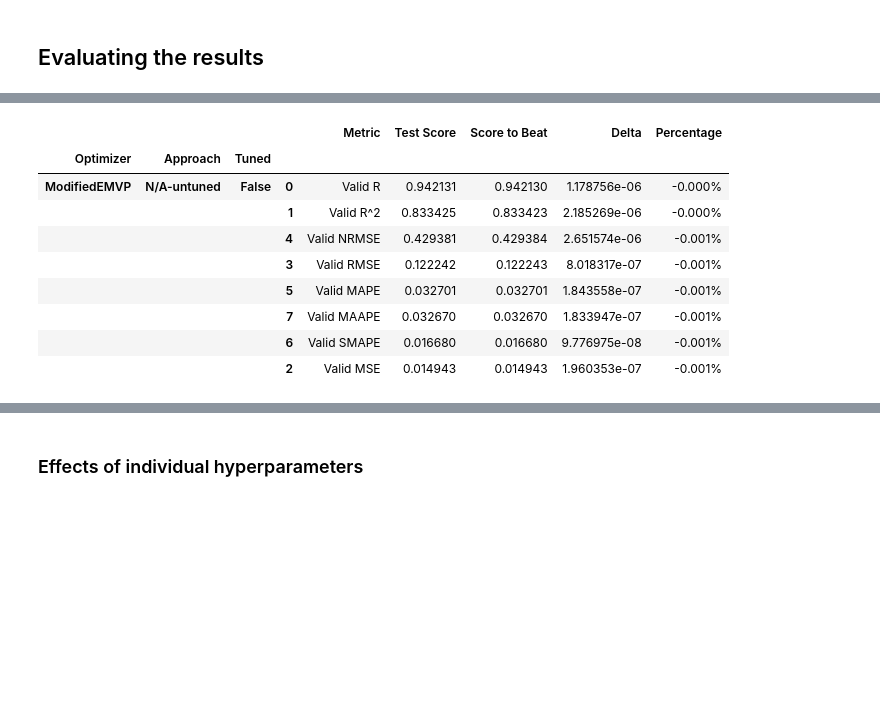
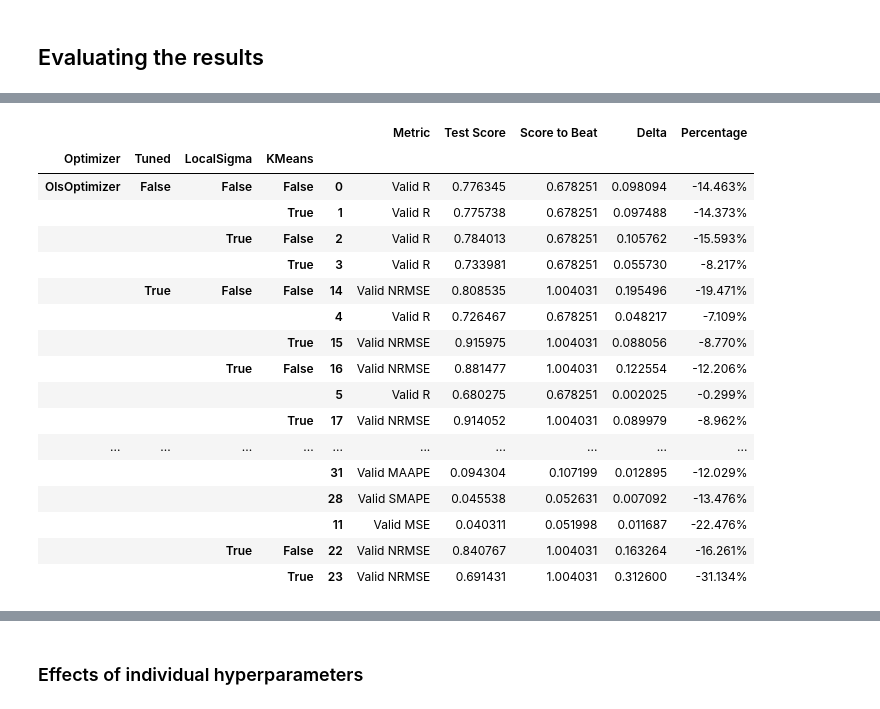
Before and after one commit to lichterberci/rbfar-ols, a Jupyter notebook: experiments.ipynb, the cells around one changed output, grey strips where cells are left out. Cells and saved outputs as stored; diff of their text form; code cells hidden in the pictures; blank space fills up the shorter version.

```diff
--- a/experiments.ipynb
+++ b/experiments.ipynb
@@ -485,8 +478,10 @@ for i, res in tqdm(enumerate(control_results), desc="Processing control results"
 # %%
 results_df = results_df.assign(
     Optimizer=results_df['Name'].str.split('-').str[0],
-    Approach=results_df['Name'].str.extract(r'-w\.([^-]+)')[0].fillna('N/A'),
+    # Approach=results_df['Name'].str.extract(r'-w\.([^-]+)')[0].fillna('N/A'),
     Tuned = results_df['Name'].str.contains('-tuned').fillna('N/A'),
+    LocalSigma=results_df['Name'].str.contains('-local').fillna('N/A'),
+    KMeans=results_df['Name'].str.contains('-kmeans').fillna('N/A')
 )
 # %%
 MODEL_SELECTION_CRITERION = "Valid MSE"
@@ -494,4 +489,6 @@ MODEL_SELECTION_CRITERION_SHOULD_MAXIMIZE = False
 
 MODEL_EVALUATION_CRITERION = "Test MSE"
 MODEL_EVALUATION_CRITERION_SHOULD_MAXIMIZE = False
+# %%
+GROUPBY_COLUMNS = ["Optimizer", "Tuned", "LocalSigma", "KMeans"]
 # %%
@@ -516,17 +528,13 @@ results_df.groupby(["Type", "Optimizer", "Approach", "Tuned"])[results_df.column
 # %%
 results_of_best_model_of_each_method = {order_col:
-    results_df.assign(
-        Optimizer=results_df['Name'].str.split('-').str[0],
-        Approach=results_df['Name'].str.extract(r'-w\.(.+)')[0].fillna('N/A'),
-        Tuned = results_df['Name'].str.contains('-tuned').fillna('N/A'),
-    ).groupby(["Type", "Optimizer", "Approach", "Tuned"])[results_df.columns].apply(
+    results_df.groupby(GROUPBY_COLUMNS)[results_df.columns].apply(
         lambda x: x.sort_values(
             by=order_col,
             ascending=not (order_col == "Valid R" or order_col == "Valid R^2"),
         )
         .drop(
             columns=[
-                *[col for col in results_df.columns if col.startswith("Valid") and col != order_col and col != "Optimizer" and col != "Approach" and col != "Tuned"],
+                *[col for col in results_df.columns if col.startswith("Valid") and col != order_col and col not in GROUPBY_COLUMNS],
             ]
         )
         .head(1)
@@ -544,7 +552,7 @@ better_proposed_methods_according_to_metric = {
         best_results[
             (best_results["Type"] == "Proposed") &
             (best_results[order_col.replace("Valid", "Test")] >= score_to_beat if order_col == "Valid R" or order_col == "Valid R^2"
-            else best_results[order_col.replace("Valid", "Test")] <= score_to_beat)][["Optimizer", "Approach", "Tuned", order_col.replace("Valid", "Test")]].values
+            else best_results[order_col.replace("Valid", "Test")] <= score_to_beat)][[*GROUPBY_COLUMNS, order_col.replace("Valid", "Test")]].values
     ]
     for (order_col, best_results), (_, score_to_beat) in zip(results_of_best_model_of_each_method.items(), scores_to_beat.items())
 }
@@ -555,21 +563,17 @@ winning_proposed_methods = pd.DataFrame([
     for row in (
         [{
             'Metric': order_col,
-            'Optimizer': 'None',
-            'Approach': 'None',
-            'Tuned': 'None',
+            **{col: 'None' for col in GROUPBY_COLUMNS if col != 'Type'},
             'Test Score': 'No proposed method outperforms EMVP'
         }] if len(methods[0]) == 0 else [
             {
                 'Metric': order_col,
-                'Optimizer': optimizer,
-                'Approach': approach,
-                'Tuned': tuned,
-                'Test Score': test_score,
+                **dict(zip([col for col in GROUPBY_COLUMNS if col != 'Type'], row[:-1])),
+                'Test Score': row[-1],
                 'Score to Beat': score_to_beat,
-                'Delta': (test_score - score_to_beat if order_col in ["Valid R", "Valid R^2"] else score_to_beat - test_score),
-                    'Percentage': f"-{(test_score - score_to_beat if order_col in ["Valid R", "Valid R^2"] else score_to_beat - test_score) / abs(score_to_beat) * 100:.3f}%" if score_to_beat != 0 else "N/A"
-            } for optimizer, approach, tuned, test_score in methods[0]
+                'Delta': (row[-1] - score_to_beat if order_col in ["Valid R", "Valid R^2"] else score_to_beat - row[-1]),
+                'Percentage': f"-{(row[-1] - score_to_beat if order_col in ["Valid R", "Valid R^2"] else score_to_beat - row[-1]) / abs(score_to_beat) * 100:.3f}%" if score_to_beat != 0 else "N/A"
+            } for row in methods[0]
         ]
     )
 ])
@@ -578,24 +582,32 @@ from datetime import datetime
 
 winning_proposed_methods.to_csv(f"./results/winning_proposed_methods_{DATASET}_{datetime.now().strftime("%Y-%m-%d,%H:%M")}.csv")
 # %%
-winning_proposed_methods.groupby(["Optimizer", "Approach", "Tuned"], sort=True)[
+winning_proposed_methods.groupby(GROUPBY_COLUMNS, sort=True)[
     winning_proposed_methods.columns
 ].apply(
     lambda x: x.sort_values(
         by="Test Score", ascending=x["Metric"].iloc[0] not in ["Valid R", "Valid R^2"]
-    ).drop(columns=["Optimizer", "Approach", "Tuned"])
+    ).drop(columns=GROUPBY_COLUMNS)
 )
 # %% [output]
-|  |  |  |  | Metric | Test Score | Score to Beat | Delta | Percentage |
-| Optimizer | Approach | Tuned |  |  |  |  |  |  |
-| ModifiedEMVP | N/A-untuned | False | 0 | Valid R | 0.942131 | 0.942130 | 1.178756e-06 | -0.000% |
-|  |  |  | 1 | Valid R^2 | 0.833425 | 0.833423 | 2.185269e-06 | -0.000% |
-|  |  |  | 4 | Valid NRMSE | 0.429381 | 0.429384 | 2.651574e-06 | -0.001% |
-|  |  |  | 3 | Valid RMSE | 0.122242 | 0.122243 | 8.018317e-07 | -0.001% |
-|  |  |  | 5 | Valid MAPE | 0.032701 | 0.032701 | 1.843558e-07 | -0.001% |
-|  |  |  | 7 | Valid MAAPE | 0.032670 | 0.032670 | 1.833947e-07 | -0.001% |
-|  |  |  | 6 | Valid SMAPE | 0.016680 | 0.016680 | 9.776975e-08 | -0.001% |
-|  |  |  | 2 | Valid MSE | 0.014943 | 0.014943 | 1.960353e-07 | -0.001% |
+|  |  |  |  |  | Metric | Test Score | Score to Beat | Delta | Percentage |
+| Optimizer | Tuned | LocalSigma | KMeans |  |  |  |  |  |  |
+| OlsOptimizer | False | False | False | 0 | Valid R | 0.776345 | 0.678251 | 0.098094 | -14.463% |
+|  |  |  | True | 1 | Valid R | 0.775738 | 0.678251 | 0.097488 | -14.373% |
+|  |  | True | False | 2 | Valid R | 0.784013 | 0.678251 | 0.105762 | -15.593% |
+|  |  |  | True | 3 | Valid R | 0.733981 | 0.678251 | 0.055730 | -8.217% |
+|  | True | False | False | 14 | Valid NRMSE | 0.808535 | 1.004031 | 0.195496 | -19.471% |
+|  |  |  |  | 4 | Valid R | 0.726467 | 0.678251 | 0.048217 | -7.109% |
+|  |  |  | True | 15 | Valid NRMSE | 0.915975 | 1.004031 | 0.088056 | -8.770% |
+|  |  | True | False | 16 | Valid NRMSE | 0.881477 | 1.004031 | 0.122554 | -12.206% |
+|  |  |  |  | 5 | Valid R | 0.680275 | 0.678251 | 0.002025 | -0.299% |
+|  |  |  | True | 17 | Valid NRMSE | 0.914052 | 1.004031 | 0.089979 | -8.962% |
+| ... | ... | ... | ... | ... | ... | ... | ... | ... | ... |
+|  |  |  |  | 31 | Valid MAAPE | 0.094304 | 0.107199 | 0.012895 | -12.029% |
+|  |  |  |  | 28 | Valid SMAPE | 0.045538 | 0.052631 | 0.007092 | -13.476% |
+|  |  |  |  | 11 | Valid MSE | 0.040311 | 0.051998 | 0.011687 | -22.476% |
+|  |  | True | False | 22 | Valid NRMSE | 0.840767 | 1.004031 | 0.163264 | -16.261% |
+|  |  |  | True | 23 | Valid NRMSE | 0.691431 | 1.004031 | 0.312600 | -31.134% |
 # %%
 print(f"Best proposed model is: {results_df.sort_values(by=["Type", MODEL_SELECTION_CRITERION], ascending=[False, not MODEL_SELECTION_CRITERION_SHOULD_MAXIMIZE]).head(1)["Name"].values[0]}")
 # %% [output]
```
Also changed, not shown: parts of 30 cells of this notebook, 11 other files.
